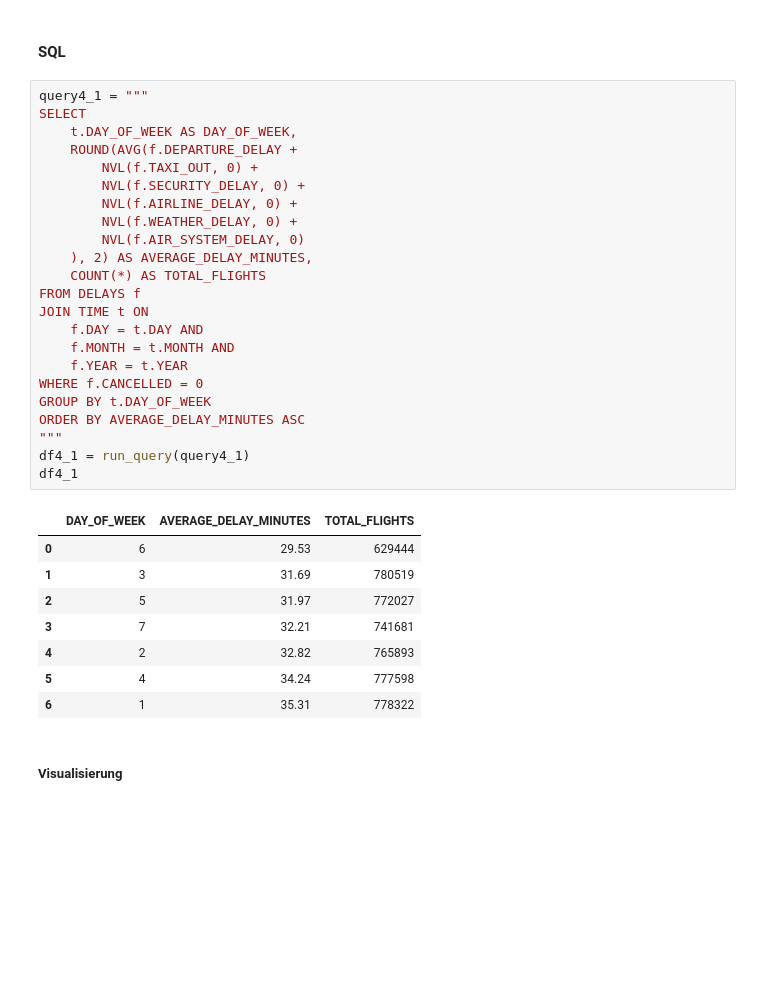
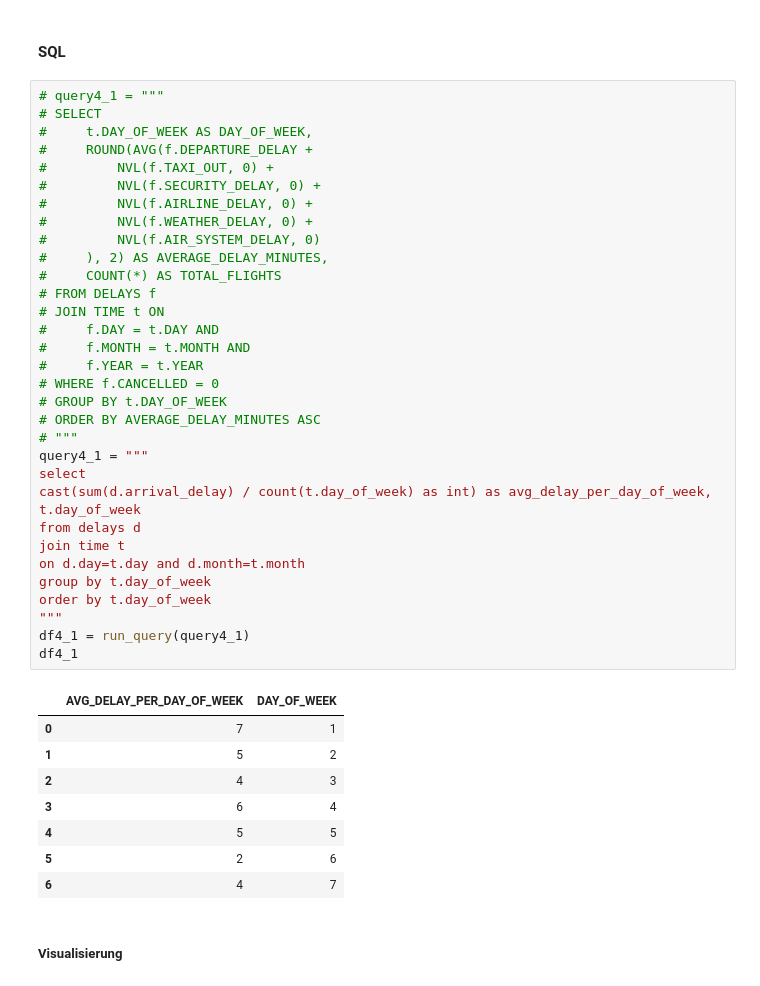
Before and after one commit to Oreo7985/HU-Data-Warehousing, a Jupyter notebook: uebung3/Python-Oracle-Pandas-Primer/Ueb3.ipynb, the cells around one changed output. Cells and saved outputs as stored; diff of their text form; blank space fills up the shorter version.

```diff
--- a/uebung3/Python-Oracle-Pandas-Primer/Ueb3-Primer-pandas-oracle.ipynb
+++ b/uebung3/Python-Oracle-Pandas-Primer/Ueb3.ipynb
@@ -461,37 +471,47 @@ print(df3_5.to_string())
 # %% [markdown]
 #### SQL
 # %%
+# query4_1 = """
+# SELECT
+#     t.DAY_OF_WEEK AS DAY_OF_WEEK,
+#     ROUND(AVG(f.DEPARTURE_DELAY +
+#         NVL(f.TAXI_OUT, 0) +
+#         NVL(f.SECURITY_DELAY, 0) +
+#         NVL(f.AIRLINE_DELAY, 0) +
+#         NVL(f.WEATHER_DELAY, 0) +
+#         NVL(f.AIR_SYSTEM_DELAY, 0)
+#     ), 2) AS AVERAGE_DELAY_MINUTES,
+#     COUNT(*) AS TOTAL_FLIGHTS
+# FROM DELAYS f
+# JOIN TIME t ON
+#     f.DAY = t.DAY AND
+#     f.MONTH = t.MONTH AND
+#     f.YEAR = t.YEAR
+# WHERE f.CANCELLED = 0
+# GROUP BY t.DAY_OF_WEEK
+# ORDER BY AVERAGE_DELAY_MINUTES ASC
+# """
 query4_1 = """
-SELECT
-    t.DAY_OF_WEEK AS DAY_OF_WEEK,
-    ROUND(AVG(f.DEPARTURE_DELAY +
-        NVL(f.TAXI_OUT, 0) +
-        NVL(f.SECURITY_DELAY, 0) +
-        NVL(f.AIRLINE_DELAY, 0) +
-        NVL(f.WEATHER_DELAY, 0) +
-        NVL(f.AIR_SYSTEM_DELAY, 0)
-    ), 2) AS AVERAGE_DELAY_MINUTES,
-    COUNT(*) AS TOTAL_FLIGHTS
-FROM DELAYS f
-JOIN TIME t ON
-    f.DAY = t.DAY AND
-    f.MONTH = t.MONTH AND
-    f.YEAR = t.YEAR
-WHERE f.CANCELLED = 0
-GROUP BY t.DAY_OF_WEEK
-ORDER BY AVERAGE_DELAY_MINUTES ASC
+select
+cast(sum(d.arrival_delay) / count(t.day_of_week) as int) as avg_delay_per_day_of_week,
+t.day_of_week
+from delays d
+join time t
+on d.day=t.day and d.month=t.month
+group by t.day_of_week
+order by t.day_of_week
 """
 df4_1 = run_query(query4_1)
 df4_1
 # %% [output]
-|  | DAY_OF_WEEK | AVERAGE_DELAY_MINUTES | TOTAL_FLIGHTS |
-| 0 | 6 | 29.53 | 629444 |
-| 1 | 3 | 31.69 | 780519 |
-| 2 | 5 | 31.97 | 772027 |
-| 3 | 7 | 32.21 | 741681 |
-| 4 | 2 | 32.82 | 765893 |
-| 5 | 4 | 34.24 | 777598 |
-| 6 | 1 | 35.31 | 778322 |
+|  | AVG_DELAY_PER_DAY_OF_WEEK | DAY_OF_WEEK |
+| 0 | 7 | 1 |
+| 1 | 5 | 2 |
+| 2 | 4 | 3 |
+| 3 | 6 | 4 |
+| 4 | 5 | 5 |
+| 5 | 2 | 6 |
+| 6 | 4 | 7 |
 # %% [markdown]
 ##### Visualisierung
 # %% [markdown]
```
Also changed, not shown: parts of 22 cells of this notebook, 8 other files.
